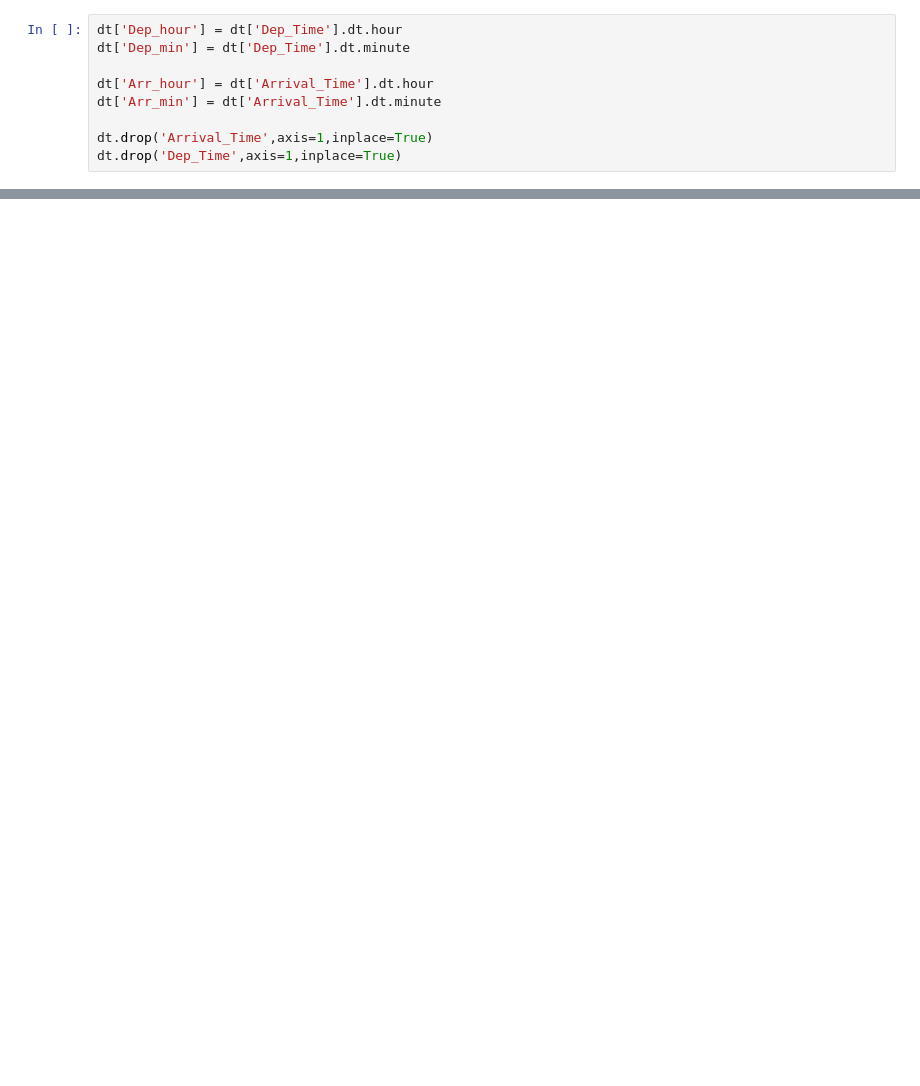
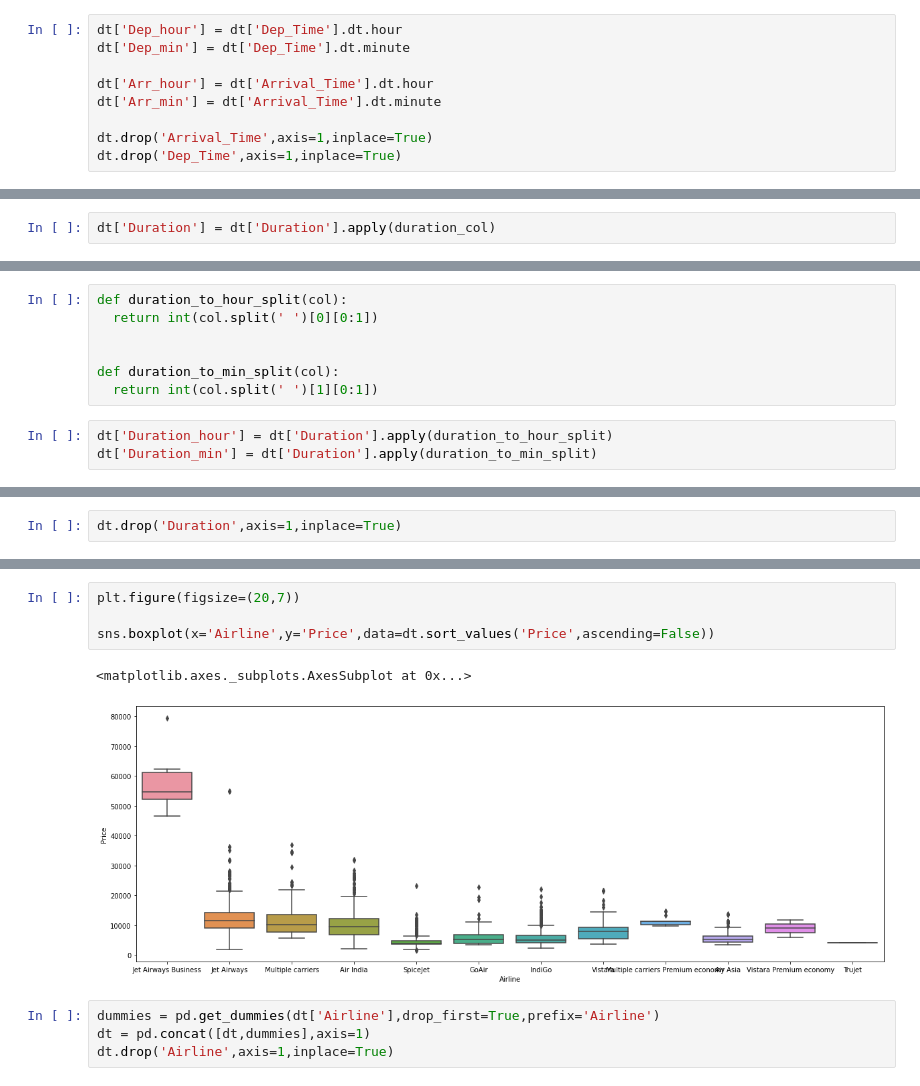
Before and after one commit to joeldsouza2001/ML, a Jupyter notebook: flight_fare_prediction.ipynb, the cells around one changed output, grey strips where cells are left out. Saved outputs shown, nothing was run; the diff lists cells and outputs as text; blank space fills up the shorter version.

```diff
--- a/flight_fare_prediction.ipynb
+++ b/flight_fare_prediction.ipynb
@@ -177,0 +189,2 @@ dt.head(5)
+# %%
+dt['Duration'] = dt['Duration'].apply(duration_col)
@@ -177,0 +219,10 @@ dt.head(5)
+# %%
+def duration_to_hour_split(col):
+  return int(col.split(' ')[0][0:1])
+
+
+def duration_to_min_split(col):
+  return int(col.split(' ')[1][0:1])
+# %%
+dt['Duration_hour'] = dt['Duration'].apply(duration_to_hour_split)
+dt['Duration_min'] = dt['Duration'].apply(duration_to_min_split)
@@ -177,0 +238,2 @@ dt.head(5)
+# %%
+dt.drop('Duration',axis=1,inplace=True)
@@ -177,0 +297,11 @@ dt.head(5)
+# %%
+plt.figure(figsize=(20,7))
+
+sns.boxplot(x='Airline',y='Price',data=dt.sort_values('Price',ascending=False))
+# %% [output]
+<matplotlib.axes._subplots.AxesSubplot at 0x...>
+[figure, added]
+# %%
+dummies = pd.get_dummies(dt['Airline'],drop_first=True,prefix='Airline')
+dt = pd.concat([dt,dummies],axis=1)
+dt.drop('Airline',axis=1,inplace=True)
```
Also changed, not shown: parts of 26 cells of this notebook.
